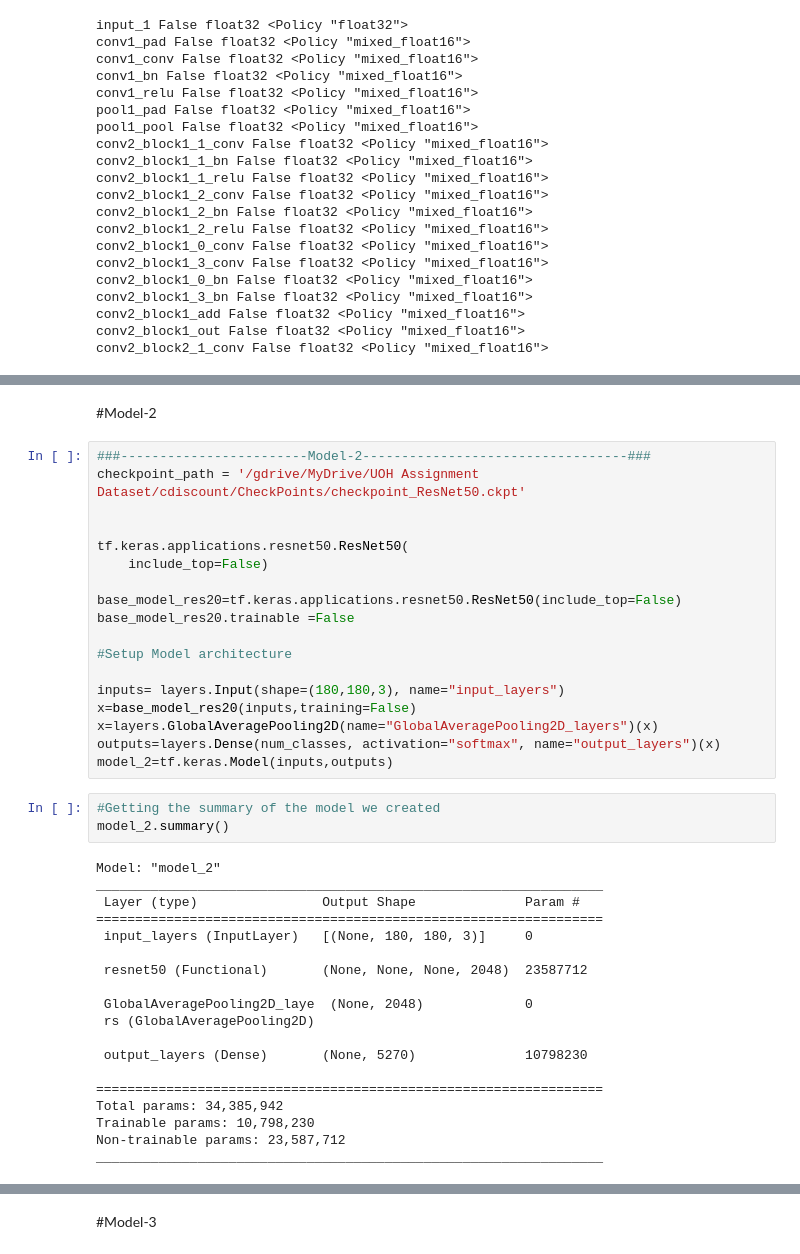
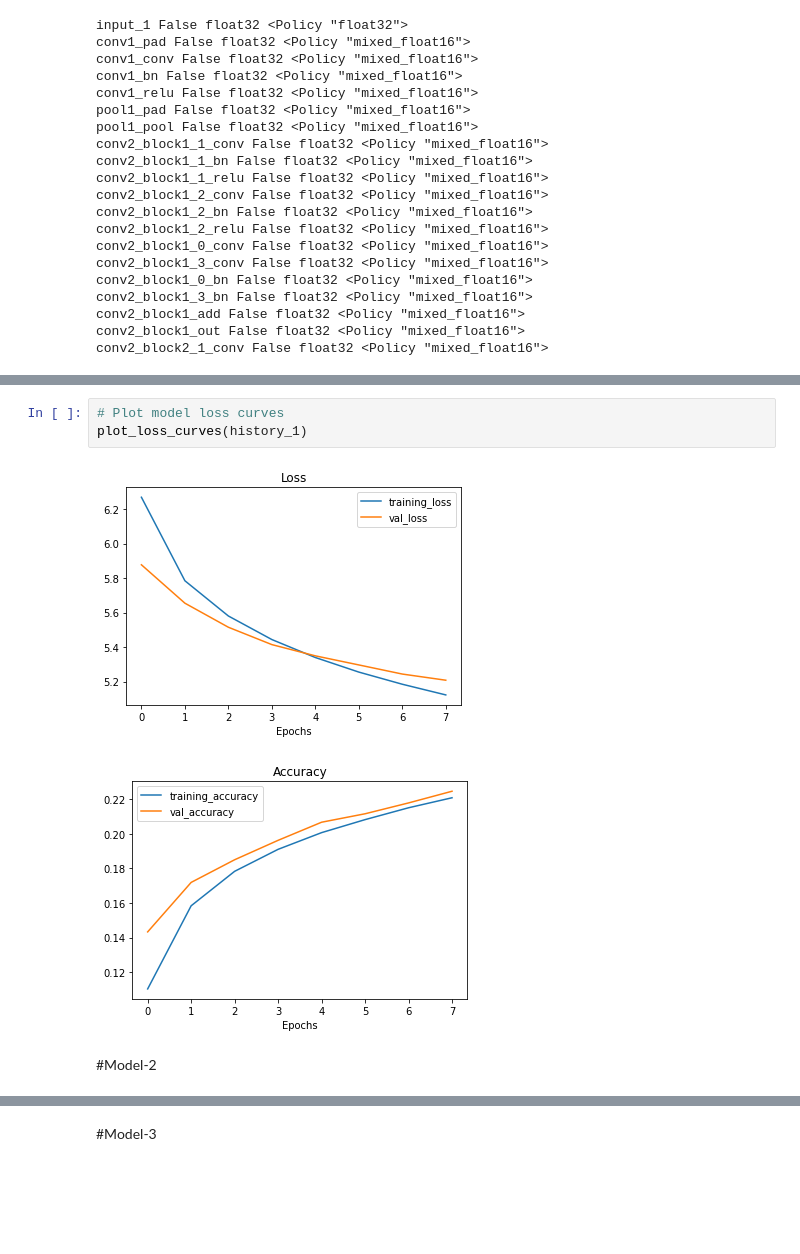
Before and after one commit to sarthakkaushik/Cdiscount-Image-Classification, a Jupyter notebook: Cdiscount_project_RESNET101_V3_SK_.ipynb, the cells around one changed output, grey strips where cells are left out. Saved outputs shown, nothing was run; the diff lists cells and outputs as text; blank space fills up the shorter version.

```diff
--- a/Cdiscount_project_RESNET101_V3_SK_.ipynb
+++ b/Cdiscount_project_RESNET101_V3_SK_.ipynb
@@ -735,42 +721,8 @@ Epoch 3/3
+# %%
+# Plot model loss curves
+plot_loss_curves(history_1)
+# %% [output]
+[figure, added]
+[figure, added]
 # %% [markdown]
 #Model-2
-# %%
-###------------------------Model-2----------------------------------###
-checkpoint_path = '/gdrive/MyDrive/UOH Assignment Dataset/cdiscount/CheckPoints/checkpoint_ResNet50.ckpt'
-
-
-tf.keras.applications.resnet50.ResNet50(
-    include_top=False)
-
-base_model_res20=tf.keras.applications.resnet50.ResNet50(include_top=False)
-base_model_res20.trainable =False
-
-#Setup Model architecture
-
-inputs= layers.Input(shape=(180,180,3), name="input_layers")
-x=base_model_res20(inputs,training=False)
-x=layers.GlobalAveragePooling2D(name="GlobalAveragePooling2D_layers")(x)
-outputs=layers.Dense(num_classes, activation="softmax", name="output_layers")(x)
-model_2=tf.keras.Model(inputs,outputs)
-# %%
-#Getting the summary of the model we created
-model_2.summary()
-# %% [output]
-Model: "model_2"
-_________________________________________________________________
- Layer (type)                Output Shape              Param #
-=================================================================
- input_layers (InputLayer)   [(None, 180, 180, 3)]     0
-
- resnet50 (Functional)       (None, None, None, 2048)  23587712
-
- GlobalAveragePooling2D_laye  (None, 2048)             0
- rs (GlobalAveragePooling2D)
-
- output_layers (Dense)       (None, 5270)              10798230
-
-=================================================================
-Total params: 34,385,942
-Trainable params: 10,798,230
-Non-trainable params: 23,587,712
-_________________________________________________________________
```
Also changed, not shown: parts of 8 cells of this notebook.
